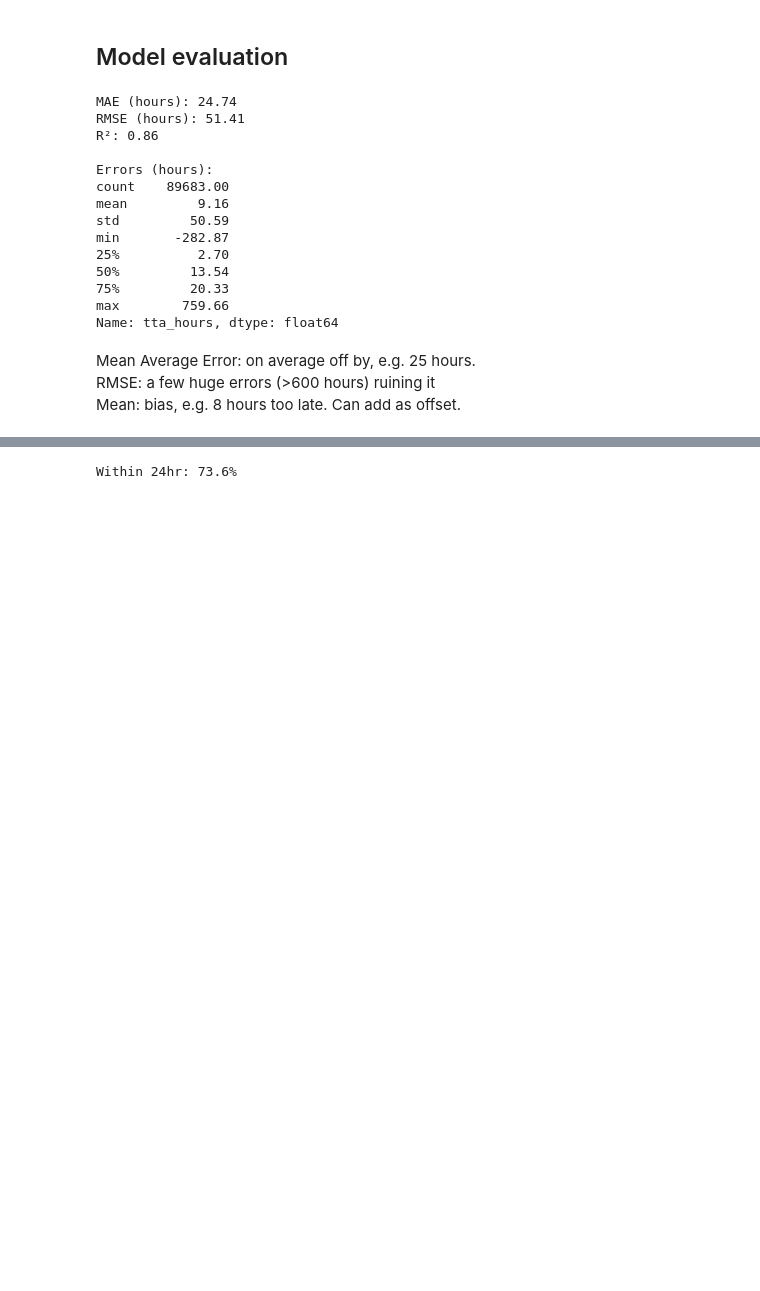
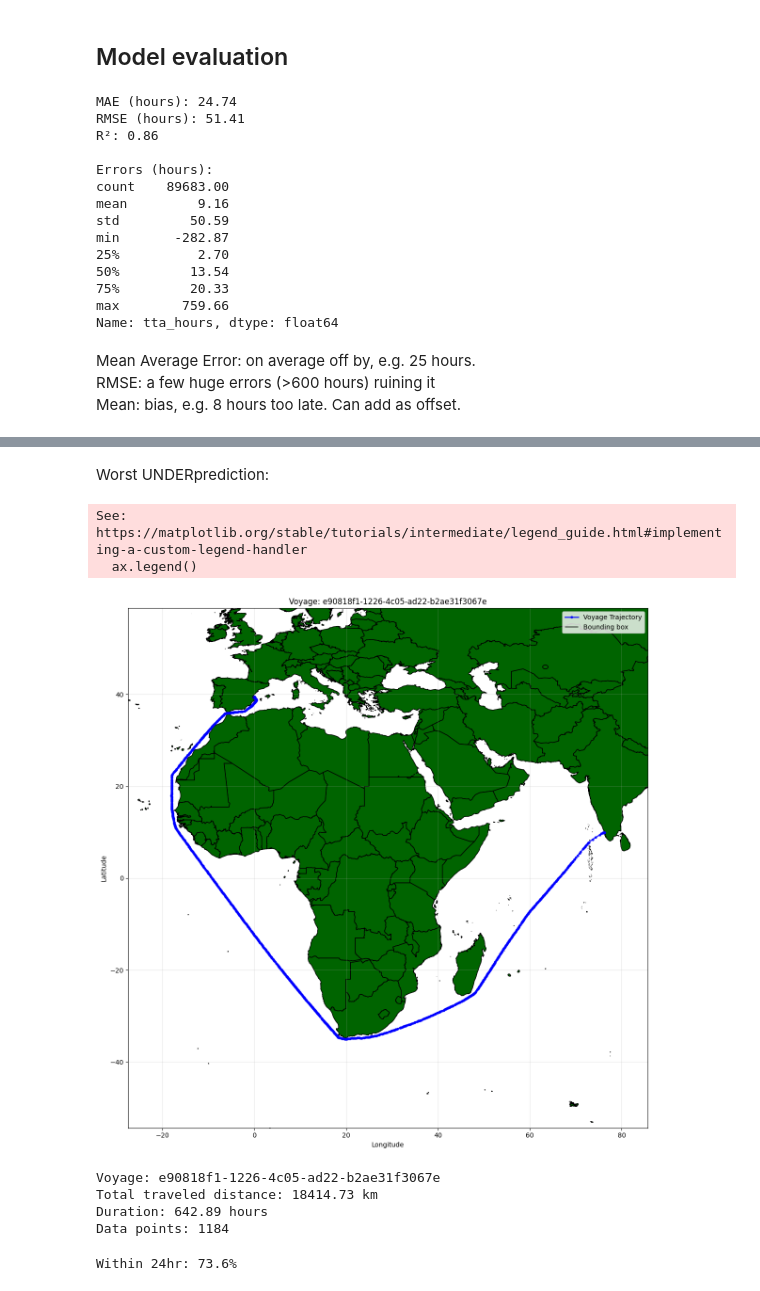
Before and after one commit to Magnuswlange/port_congestion_proj_ml, a Jupyter notebook: feature_selection.ipynb, the cells around one changed output, grey strips where cells are left out. Saved outputs shown, nothing was run; the diff lists cells and outputs as text; code cells hidden in the pictures; blank space fills up the shorter version.

```diff
--- a/feature_selection.ipynb
+++ b/feature_selection.ipynb
@@ -1298,3 +1297,17 @@ Mean Average Error: on average off by, e.g. 25 hours.
+# %% [markdown]
+Worst UNDERprediction:
+# %%
+sus_voyage_id2 = "e90818f1-1226-4c05-ad22-b2ae31f3067e"
+sus_voyage_df2 = cargo_ais_meta_merged[cargo_ais_meta_merged["voyage_id"] == sus_voyage_id2]
+plot_voyage_on_coastline(sus_voyage_df2, coastline, BBOX)
+# %% [output]
+See: https://matplotlib.org/stable/tutorials/intermediate/legend_guide.html#implementing-a-custom-legend-handler
+  ax.legend()
+[figure, added]
+Voyage: e90818f1-1226-4c05-ad22-b2ae31f3067e
+Total traveled distance: 18414.73 km
+Duration: 642.89 hours
+Data points: 1184
 # %%
 pct_24hr = np.mean(np.abs(errors) < 24) * 100
 print(f"Within 24hr: {pct_24hr:.1f}%")
```
Also changed, not shown: parts of 20 cells of this notebook.
